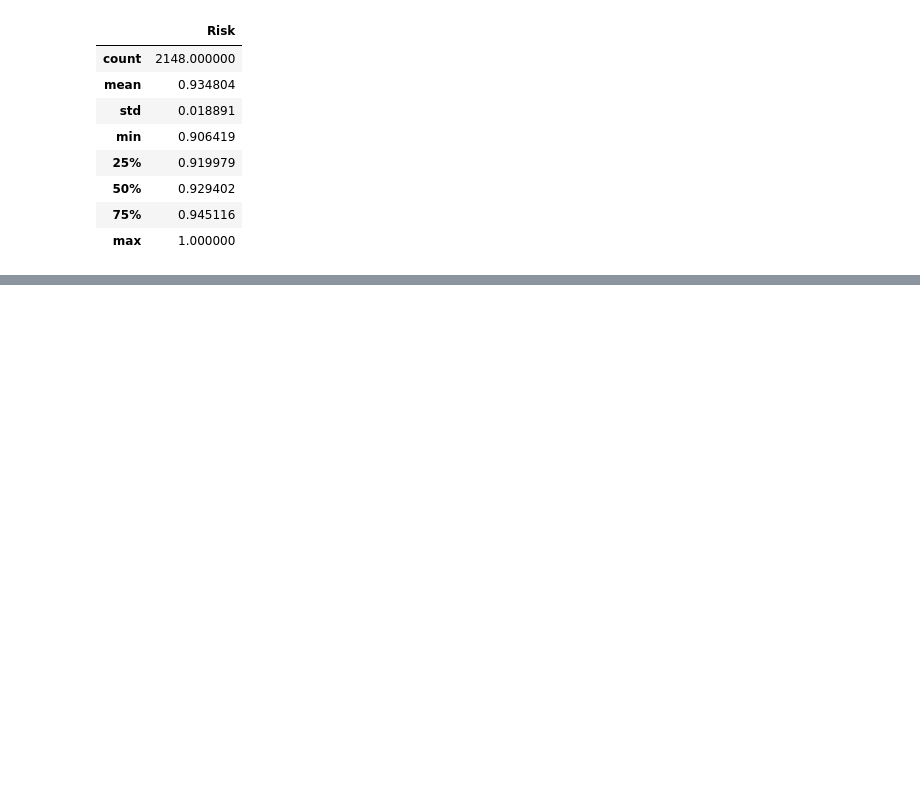
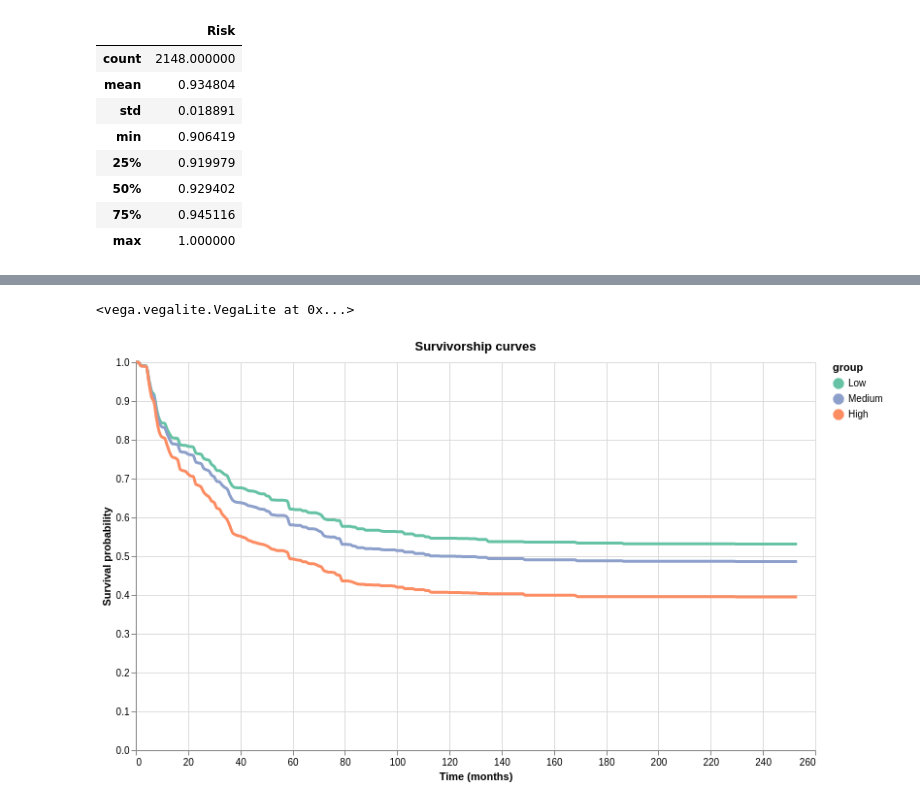
Before and after one commit to laiadc/ProjectAgileDataScience, a Jupyter notebook: Model/log-rank-test.ipynb, the cells around one changed output, grey strips where cells are left out. Drawn from its saved outputs; the diff is of its cells as text; code cells hidden in the pictures; blank space fills up the shorter version.

```diff
--- a/Model/log-rank-test.ipynb
+++ b/Model/log-rank-test.ipynb
@@ -202,0 +266,10 @@ keep_thresholds.to_csv('thresholds.csv')
+# %%
+mean_curves= pd.DataFrame(np.concatenate([c1,c2,c3]))
+
+mean_curves.columns = ['curve']
+
+mean_curves['time'] = np.concatenate([times,times,times])
+
+mean_curves['group'] =  np.concatenate([np.repeat('Low',times.shape[0]),np.repeat('Medium',times.shape[0]),np.repeat('High',times.shape[0])])
+
+mean_curves
@@ -202,0 +290,64 @@ keep_thresholds.to_csv('thresholds.csv')
+# %%
+#66c2a5
+#8da0cb
+#fc8c62
+
+colorscale = alt.Scale(domain=['Low', 'Medium', 'High'],
+                       range=['#66c2a5', '#8da0cb', '#fc8c62'])
+# %%
+# select a point for which to provide details-on-demand
+label = alt.selection_single(
+    encodings=['x'], # limit selection to x-axis value
+    on='mouseover',  # select on mouseover events
+    nearest=True,    # select data point nearest the cursor
+    empty='none'     # empty selection includes no data points
+)
+
+# define our base line chart of stock prices
+base = alt.Chart().mark_line(
+   # point=True,
+    strokeWidth=3,
+    opacity=0.5,
+    interpolate='monotone').encode(
+    alt.X('time:Q'),
+    alt.Y('curve:Q',scale=alt.Scale(domain=[0, 1])),
+    alt.Color('group:N', scale=colorscale),
+    opacity = alt.value(1)
+)
+base.encoding.x.title = 'Time (months)'
+base.encoding.y.title = 'Survival probability'
+
+chart = alt.layer(
+    base, # base line chart
+
+    # add a rule mark to serve as a guide line
+    alt.Chart().mark_rule(color='#aaa').encode(
+        x='time:Q'
+    ).transform_filter(label),
+
+    # add circle marks for selected time points, hide unselected points
+    base.mark_circle().encode(
+        opacity=alt.condition(label, alt.value(1), alt.value(0))
+    ).add_selection(label),
+
+    # add white stroked text to provide a legible background for labels
+    base.mark_text(align='left', dx=5, dy=-5, stroke='white', strokeWidth=2).encode(
+        text='curve:Q'
+    ).transform_filter(label),
+
+    # add text labels for stock prices
+    base.mark_text(align='left', dx=5, dy=-5).encode(
+        text='curve:Q'
+    ).transform_filter(label),
+
+    data=mean_curves
+).properties(
+    width=700,
+    height=400,
+    title = 'Survivorship curves'
+)
+
+chart
+# %% [output]
+<vega.vegalite.VegaLite at 0x...>
+[figure, added]
```
Also changed, not shown: parts of 15 cells of this notebook, 5 other files.
